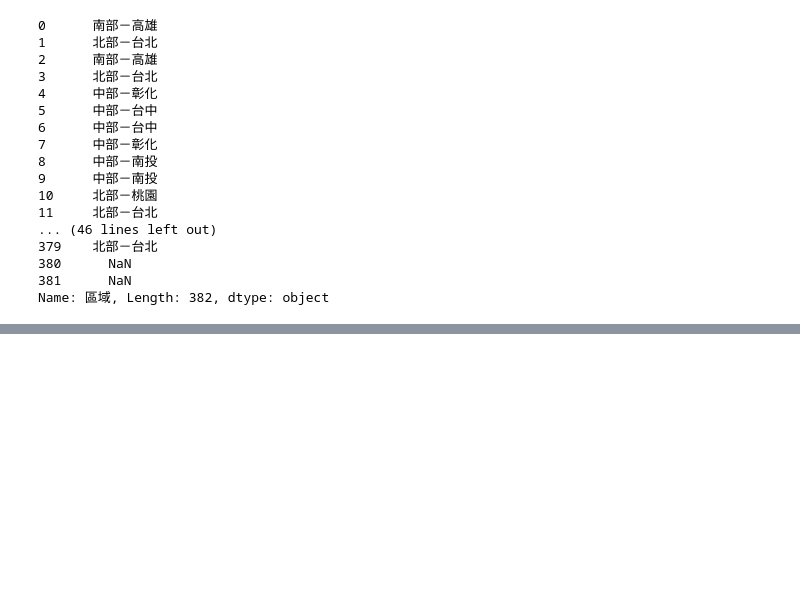
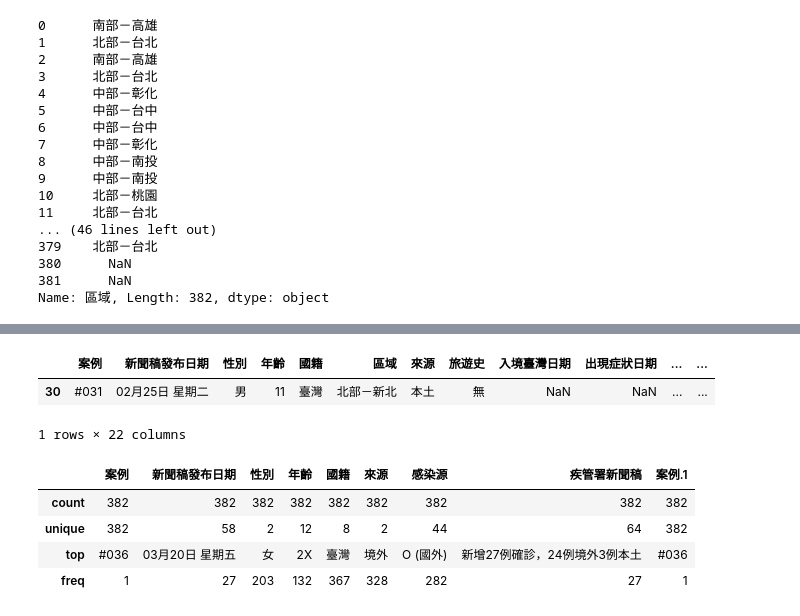
Before and after one commit to william860705/github-tutorial, a Jupyter notebook: 20200327.ipynb, the cells around one changed output, grey strips where cells are left out. Drawn from its saved outputs; the diff is of its cells as text; code cells hidden in the pictures; blank space fills up the shorter version.

```diff
--- a/20200327.ipynb
+++ b/20200327.ipynb
@@ -326,0 +355,3 @@ memory usage: 9.7+ KB
+# %%
+#data cleaning
+cov = cov.dropna(axis = 1)
@@ -326,0 +375,16 @@ memory usage: 9.7+ KB
+# %%
+cov[cov['年齡'] == '11'] #174
+# %% [output]
+|  | 案例 | 新聞稿發布日期 | 性別 | 年齡 | 國籍 | 區域 | 來源 | 旅遊史 | 入境臺灣日期 | 出現症狀日期 | ... | ... |
+| 30 | #031 | 02月25日 星期二 | 男 | 11 | 臺灣 | 北部－新北 | 本土 | 無 | NaN | NaN | ... | ... |
+1 rows × 22 columns
+# %%
+cov.iloc[30]['年齡'] = '1X'
+# %%
+cov.describe()
+# %% [output]
+|  | 案例 | 新聞稿發布日期 | 性別 | 年齡 | 國籍 | 來源 | 感染源 | 疾管署新聞稿 | 案例.1 |
+| count | 382 | 382 | 382 | 382 | 382 | 382 | 382 | 382 | 382 |
+| unique | 382 | 58 | 2 | 12 | 8 | 2 | 44 | 64 | 382 |
+| top | #036 | 03月20日 星期五 | 女 | 2X | 臺灣 | 境外 | O (國外) | 新增27例確診，24例境外3例本土 | #036 |
+| freq | 1 | 27 | 203 | 132 | 367 | 328 | 282 | 27 | 1 |
```
Also changed, not shown: parts of 8 cells of this notebook, 4 other files.
